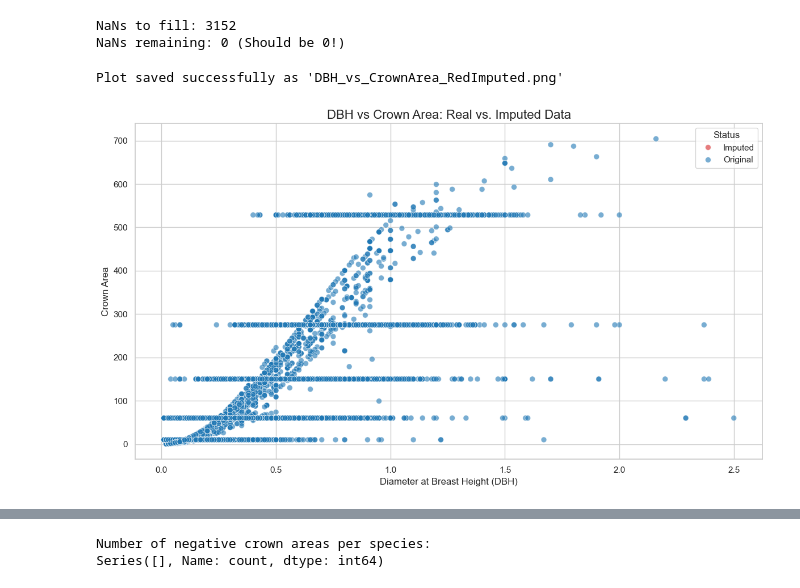
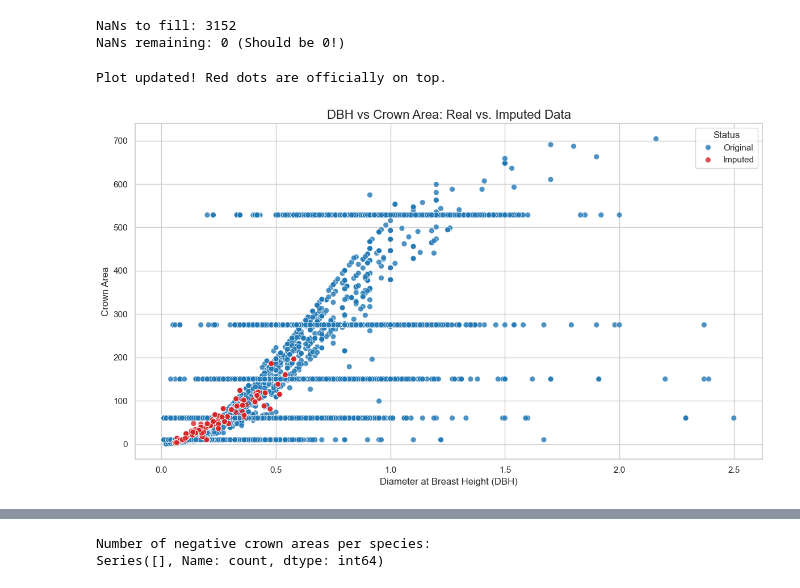
Before and after one commit to livbrannan/Quantify-Bristol-Trees-on-Traffic-NOx, a Jupyter notebook: Tree_data_processing/crown_area_within_radii.ipynb, the cells around one changed output, grey strips where cells are left out. Drawn from its saved outputs; the diff is of its cells as text; code cells hidden in the pictures.

Commit message:
finalised imputed crown areas full dataset

```diff
--- a/Tree_data_processing/crown_area_within_radii.ipynb
+++ b/Tree_data_processing/crown_area_within_radii.ipynb
@@ -72,44 +72,69 @@ NaNs remaining: 0 (Should be 0!)
 # %%
 import pandas as pd
 import numpy as np
 import matplotlib.pyplot as plt
 import seaborn as sns
 
-# 1. Load BOTH datasets
-# (Update 'crown_area_within_radii.csv' if your original file had a different name by this step)
-df_original = pd.read_csv('crown_area_interpolated_final.csv')
-df_imputed = pd.read_csv('imputed_crown_areas.csv')
+# 1. Load the dataset
+df = pd.read_csv('crown_area_interpolated_final.csv')
 
-# 2. Create a tag for the data
-# np.where works like an IF statement: IF original was NaN -> 'Imputed', ELSE -> 'Original'
-df_imputed['Data Source'] = np.where(df_original['CROWN_AREA_COMPLETE'].isna(), 'Imputed', 'Original')
+# 2. Tag the data based on your primary target (Crown Area)
+df['Data Source'] = np.where(df['CROWN_AREA_COMPLETE'].isna(), 'Imputed', 'Original')
 
-# 3. Set up the plot
+# Define your tree types for the fallbacks
+evergreen_set = {
+    "Bay", "Box", "Cabbage Palm", "Cedar", "Chusan Palm", "Conifer", "Cypress", "Douglas Fir", "Eleagnus",
+    "Eucalyptus", "Feijoa", "Fir", "Firethorn", "Hiba", "Hemlock", "Holly", "Juniper", "Laurel", "Monkey Puzzle",
+    "Pine", "Pittosporum", "Redwood", "Scots Pine", "Spruce", "Strawberry Tree", "Wedding Cake Tree", "Yew"
+}
+df['Tree_Type'] = df['COMMON_NAME'].apply(lambda x: 'Evergreen' if x in evergreen_set else 'Deciduous')
+
+# --- 3. IMPUTE DBH (The Missing X-Coordinates) ---
+species_mean_dbh = df.groupby('COMMON_NAME')['DBH'].transform('mean')
+df['DBH'] = df['DBH'].fillna(species_mean_dbh)
+
+type_mean_dbh = df.groupby('Tree_Type')['DBH'].transform('mean')
+df['DBH'] = df['DBH'].fillna(type_mean_dbh)
+
+# --- 4. IMPUTE CROWN AREA (The Missing Y-Coordinates) ---
+species_mean_crown = df.groupby('COMMON_NAME')['CROWN_AREA_COMPLETE'].transform('mean')
+df['CROWN_AREA_COMPLETE'] = df['CROWN_AREA_COMPLETE'].fillna(species_mean_crown)
+
+type_mean_crown = df.groupby('Tree_Type')['CROWN_AREA_COMPLETE'].transform('mean')
+df['CROWN_AREA_COMPLETE'] = df['CROWN_AREA_COMPLETE'].fillna(type_mean_crown)
+
+# Cleanup
+df = df.drop(columns=['Tree_Type'])
+
+df.to_csv('imputed_check.csv')
+
+# --- 5. SORT AND PLOT ---
+# Sort descending so 'Original' comes first, and 'Imputed' is at the bottom
+df = df.sort_values('Data Source', ascending=False)
+
 plt.figure(figsize=(12, 7))
 sns.set_theme(style="whitegrid")
 
-# 4. Create the scatter plot
-# We use the 'Data Source' column for the hue (color)
 sns.scatterplot(
-    data=df_imputed,
+    data=df,
     x='DBH',
     y='CROWN_AREA_COMPLETE',
     hue='Data Source',
-    palette={'Original': '#1f77b4', 'Imputed': '#d62728'}, # Blue for real, Red for imputed
-    alpha=0.6, # Slight transparency
-    s=50       # Dot size
+    hue_order=['Original', 'Imputed'], # Explicitly tells Seaborn: draw Blue first, then Red on top!
+    palette={'Original': '#1f77b4', 'Imputed': '#d62728'},
+    alpha=0.8,
+    s=50
 )
 
-# 5. Format and save
 plt.title('DBH vs Crown Area: Real vs. Imputed Data', fontsize=16)
 plt.xlabel('Diameter at Breast Height (DBH)', fontsize=12)
 plt.ylabel('Crown Area', fontsize=12)
 
 plt.legend(title='Status')
 plt.tight_layout()
-plt.savefig('DBH_vs_CrownArea_RedImputed.png', dpi=300)
 
-print("Plot saved successfully as 'DBH_vs_CrownArea_RedImputed.png'")
+plt.savefig('DBH_vs_CrownArea_RedImputed_OnTop.png', dpi=300)
+print("Plot updated! Red dots are officially on top.")
 # %% [output]
-Plot saved successfully as 'DBH_vs_CrownArea_RedImputed.png'
+Plot updated! Red dots are officially on top.
-[figure, old version]
+[figure, new version]
```
Also changed, not shown: parts of 3 cells of this notebook, 4 other files.
